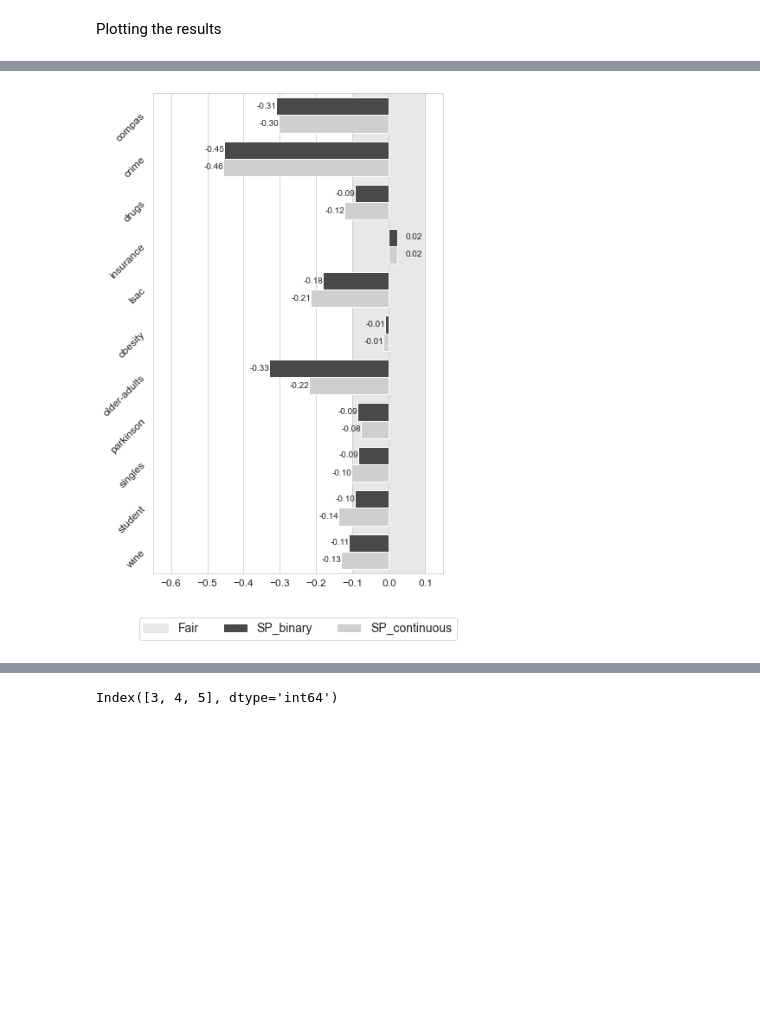
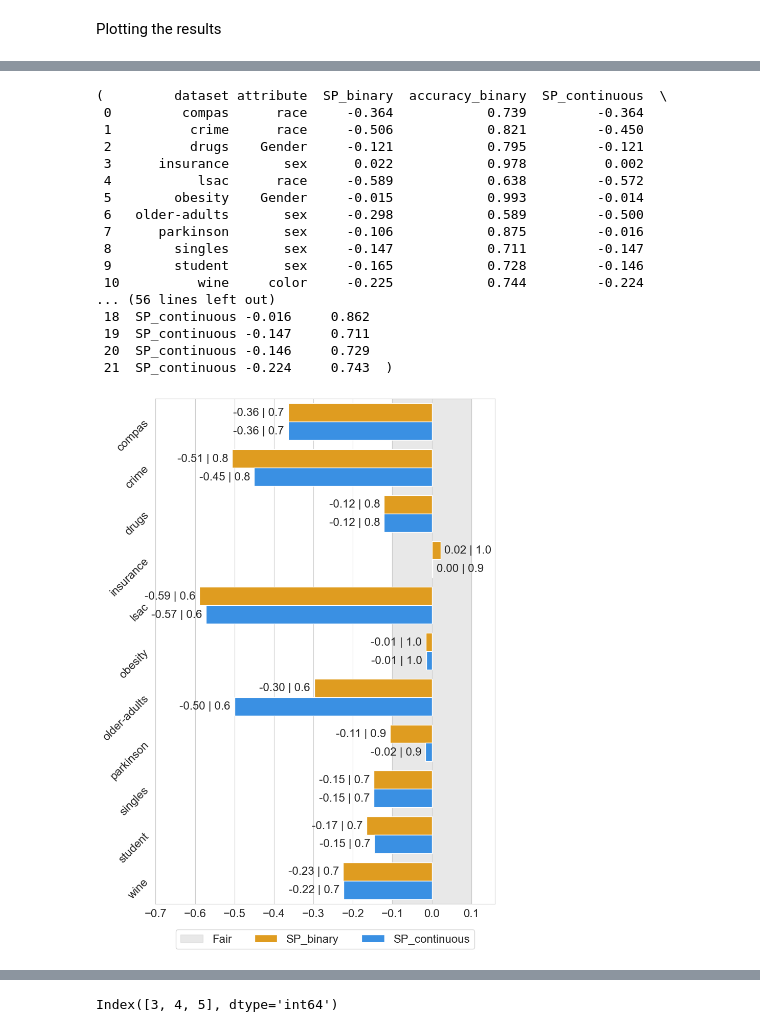
Before and after one commit to juliettm/fairness_in_regression, a Jupyter notebook: SP_comparison_plots.ipynb, the cells around one changed output, grey strips where cells are left out. Cells and saved outputs as stored; diff of their text form; code cells hidden in the pictures; blank space fills up the shorter version.

Commit message:
figures updated

```diff
--- a/SP_comparison_plots.ipynb
+++ b/SP_comparison_plots.ipynb
@@ -4,6 +8,5 @@ import numpy as np
 # %%
 df_reg = pd.read_csv('results/regression_linear/processed_quartiles_results_classification_metrics.csv')
-df_reg.drop(df_reg[df_reg['dataset'] == 'tic'].index, inplace = True)
 df_reg['dataset'] = df_reg['dataset'].replace('lsat', 'lsac')
 df_reg.head()
 # %% [output]
@@ -330,7 +346,24 @@ create_transposed_comparison_plots(df_reg, metrics, ideal_values, fair_intervals
 # %%
-create_transposed_comparison_plots(df_tree, metrics, ideal_values, fair_intervals)
+create_transposed_comparison_plots_with_accuracies(df_reg, metrics, ideal_values, fair_intervals, 'linear')
 # %% [output]
+(         dataset attribute  SP_binary  accuracy_binary  SP_continuous  \
+ 0         compas      race     -0.364            0.739         -0.364
+ 1          crime      race     -0.506            0.821         -0.450
+ 2          drugs    Gender     -0.121            0.795         -0.121
+ 3      insurance       sex      0.022            0.978          0.002
+ 4           lsac      race     -0.589            0.638         -0.572
+ 5        obesity    Gender     -0.015            0.993         -0.014
+ 6   older-adults       sex     -0.298            0.589         -0.500
+ 7      parkinson       sex     -0.106            0.875         -0.016
+ 8        singles       sex     -0.147            0.711         -0.147
+ 9        student       sex     -0.165            0.728         -0.146
+ 10          wine     color     -0.225            0.744         -0.224
+... (56 lines left out)
+ 18  SP_continuous -0.016     0.862
+ 19  SP_continuous -0.147     0.711
+ 20  SP_continuous -0.146     0.729
+ 21  SP_continuous -0.224     0.743  )
-[figure, old version]
+[figure, new version]
 # %%
 import pandas as pd
 df = pd.read_csv('results/regression_tree/processed_quartiles_results_regression_metrics.csv')
```
Also changed, not shown: parts of 15 cells of this notebook, 23 other files.
